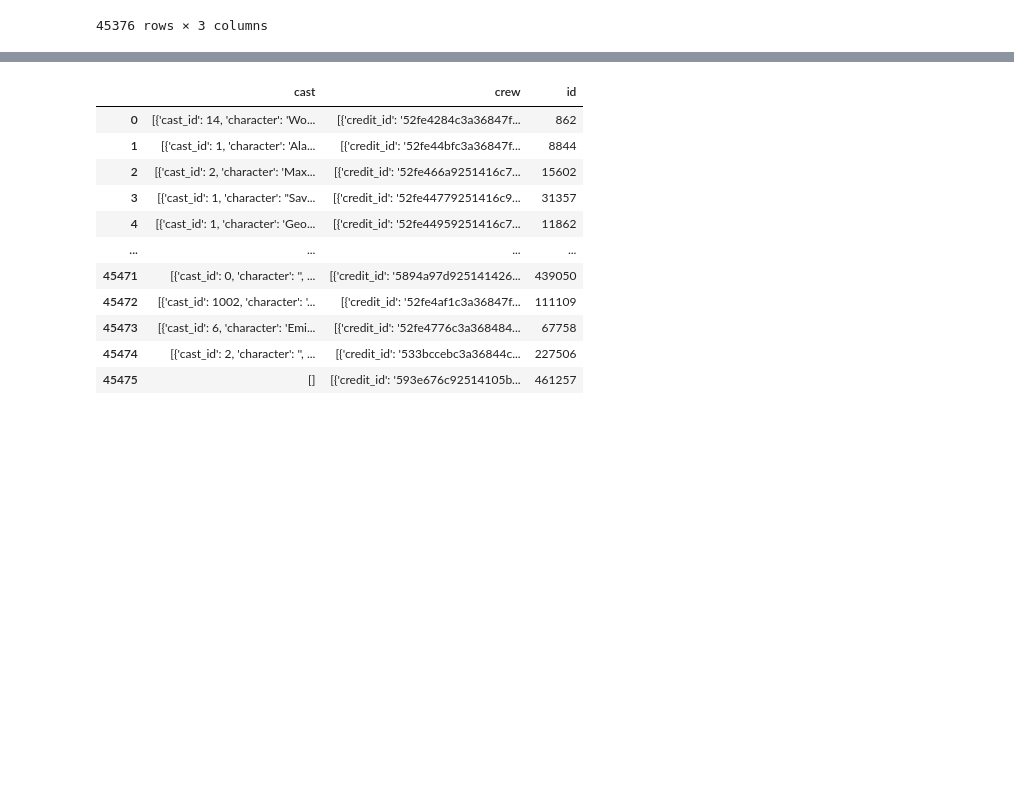
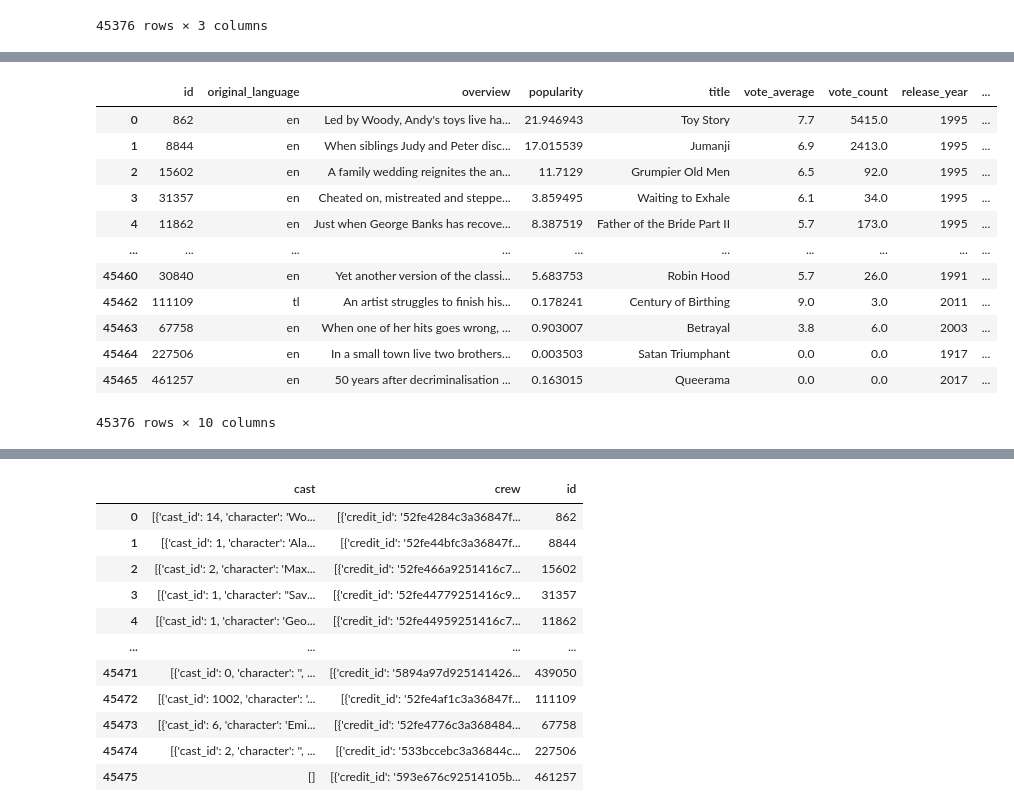
Before and after one commit to JulietaTrimarchi/primer-proyecto, a Jupyter notebook: ETL.ipynb, the cells around one changed output, grey strips where cells are left out. Saved outputs shown, nothing was run; the diff lists cells and outputs as text; code cells hidden in the pictures; blank space fills up the shorter version.

```diff
--- a/ETL.ipynb
+++ b/ETL.ipynb
@@ -429,0 +375,19 @@ df_votos.to_parquet('Votos', engine='pyarrow')
+# %%
+# Crearé una función con el fin de crear una columna que contenga sólo los generos asociados a cada película
+
+def extract_genre_names(genre_list: list[dict[str, str]]) -> str:
+
+    """Extrae los nombres de géneros de una lista de diccionarios y los une en una cadena.
+
+    Args:
+        genre_list (list[dict[str, str]]): Lista de diccionarios donde cada diccionario representa un género de película
+
+    Returns:
+        str: Cadena de texto con los nombres de los géneros separados por comas. Si la lista está vacía o ningún diccionario contiene la clave 'name', se devuelve una cadena vacía.
+    """
+
+    return ', '.join(genres['name'] for genres in genre_list if 'name' in genres)
+
+data_movies['genres_names'] = data_movies['genres'].apply(extract_genre_names)
+
+print(data_movies['genres_names'])
@@ -429,0 +438,19 @@ df_votos.to_parquet('Votos', engine='pyarrow')
+# %%
+# Crearé una función con el fin de crear una columna que contenga sólo los idiomas hablandos en cada película
+
+def extract_languages(languages_list: list[dict[str, str]]) -> str:
+
+    """Extrae los idiomas de una lista de diccionarios y los une en una cadena.
+
+    Args:
+        languages_list (list[dict[str, str]]): Lista de diccionarios donde cada diccionario tiene información de los idiomas de la película.
+
+    Returns:
+        str: Cadena de texto con los idiomas separados por comas. Si la lista está vacía o ningún diccionario contiene la clave 'name', se devuelve una cadena vacía.
+    """
+
+    return ', '.join(spoken_languages['name'] for spoken_languages in languages_list if 'name' in spoken_languages)
+
+data_movies['languages_names'] = data_movies['spoken_languages'].apply(extract_genre_names)
+
+print(data_movies['languages_names'])
@@ -430 +470,20 @@ df_votos.to_parquet('Votos', engine='pyarrow')
+# %%
+# Voy a eliminar columnas que no son pertinentes para el posterior analisis EDA
+
+data_movies = data_movies.drop(columns=['belongs_to_collection','budget','genres','production_countries','revenue','runtime','status','tagline','release_date','return','release_day','release_month','name_month','production_companies','spoken_languages'])
+data_movies
+# %% [output]
+|  | id | original_language | overview | popularity | title | vote_average | vote_count | release_year | ... |
+| 0 | 862 | en | Led by Woody, Andy's toys live ha... | 21.946943 | Toy Story | 7.7 | 5415.0 | 1995 | ... |
+| 1 | 8844 | en | When siblings Judy and Peter disc... | 17.015539 | Jumanji | 6.9 | 2413.0 | 1995 | ... |
+| 2 | 15602 | en | A family wedding reignites the an... | 11.7129 | Grumpier Old Men | 6.5 | 92.0 | 1995 | ... |
+| 3 | 31357 | en | Cheated on, mistreated and steppe... | 3.859495 | Waiting to Exhale | 6.1 | 34.0 | 1995 | ... |
+| 4 | 11862 | en | Just when George Banks has recove... | 8.387519 | Father of the Bride Part II | 5.7 | 173.0 | 1995 | ... |
+| ... | ... | ... | ... | ... | ... | ... | ... | ... | ... |
+| 45460 | 30840 | en | Yet another version of the classi... | 5.683753 | Robin Hood | 5.7 | 26.0 | 1991 | ... |
+| 45462 | 111109 | tl | An artist struggles to finish his... | 0.178241 | Century of Birthing | 9.0 | 3.0 | 2011 | ... |
+| 45463 | 67758 | en | When one of her hits goes wrong, ... | 0.903007 | Betrayal | 3.8 | 6.0 | 2003 | ... |
+| 45464 | 227506 | en | In a small town live two brothers... | 0.003503 | Satan Triumphant | 0.0 | 0.0 | 1917 | ... |
+| 45465 | 461257 | en | 50 years after decriminalisation ... | 0.163015 | Queerama | 0.0 | 0.0 | 2017 | ... |
+45376 rows × 10 columns
 # %%
```
Also changed, not shown: parts of 39 cells of this notebook.
